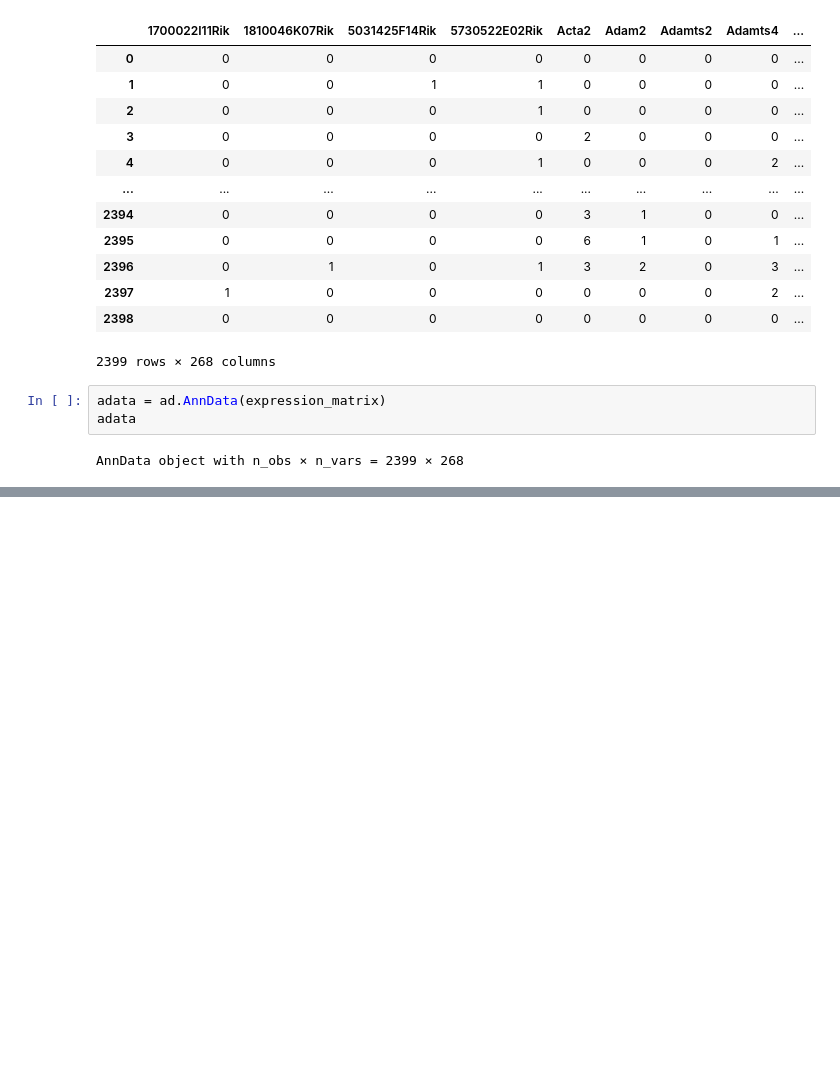
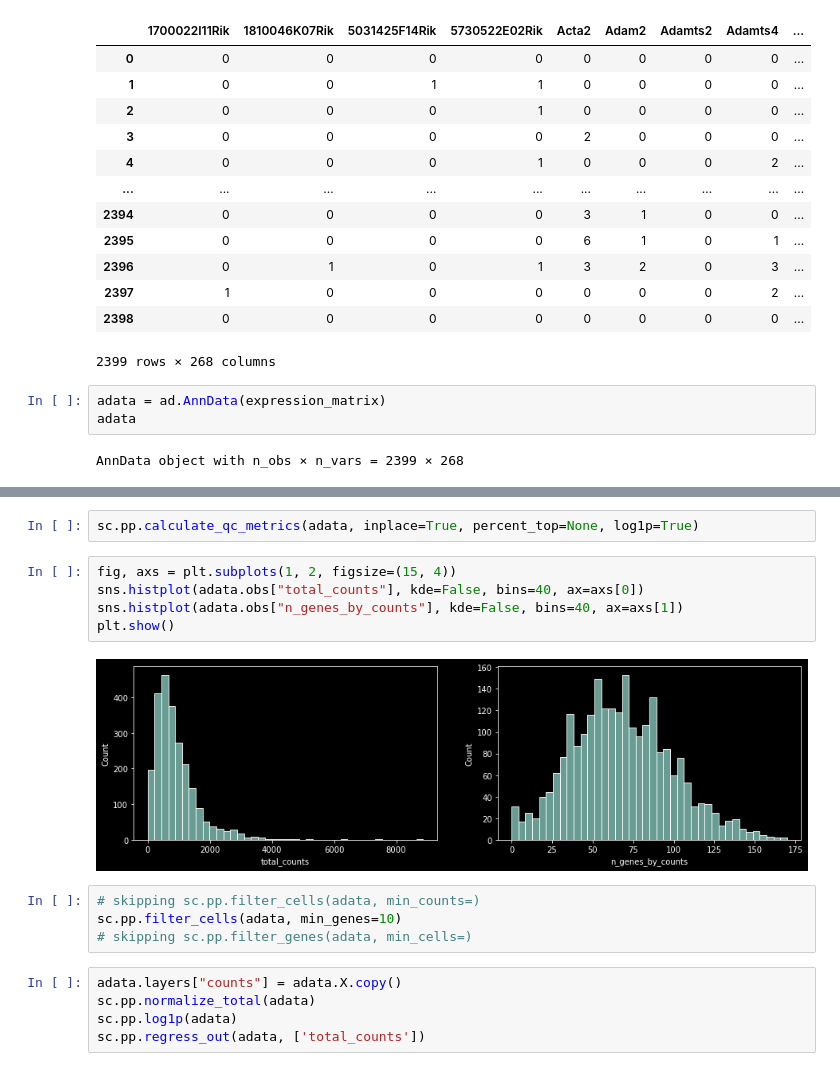
Before and after one commit to PMBio/SingleCellCourse, a Jupyter notebook: day3/merfish.ipynb, the cells around one changed output, grey strips where cells are left out. Saved outputs shown, nothing was run; the diff lists cells and outputs as text; blank space fills up the shorter version.

```diff
--- a/day3/merfish.ipynb
+++ b/day3/merfish.ipynb
@@ -316,0 +351,18 @@ plt.show()
+# %%
+sc.pp.calculate_qc_metrics(adata, inplace=True, percent_top=None, log1p=True)
+# %%
+fig, axs = plt.subplots(1, 2, figsize=(15, 4))
+sns.histplot(adata.obs["total_counts"], kde=False, bins=40, ax=axs[0])
+sns.histplot(adata.obs["n_genes_by_counts"], kde=False, bins=40, ax=axs[1])
+plt.show()
+# %% [output]
+[figure, added]
+# %%
+# skipping sc.pp.filter_cells(adata, min_counts=)
+sc.pp.filter_cells(adata, min_genes=10)
+# skipping sc.pp.filter_genes(adata, min_cells=)
+# %%
+adata.layers["counts"] = adata.X.copy()
+sc.pp.normalize_total(adata)
+sc.pp.log1p(adata)
+sc.pp.regress_out(adata, ['total_counts'])
```
Also changed, not shown: parts of 26 cells of this notebook, 1 other file.
